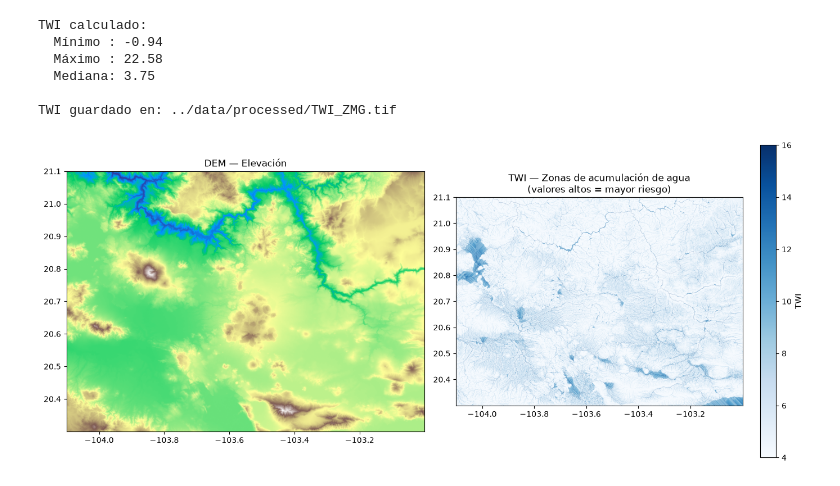
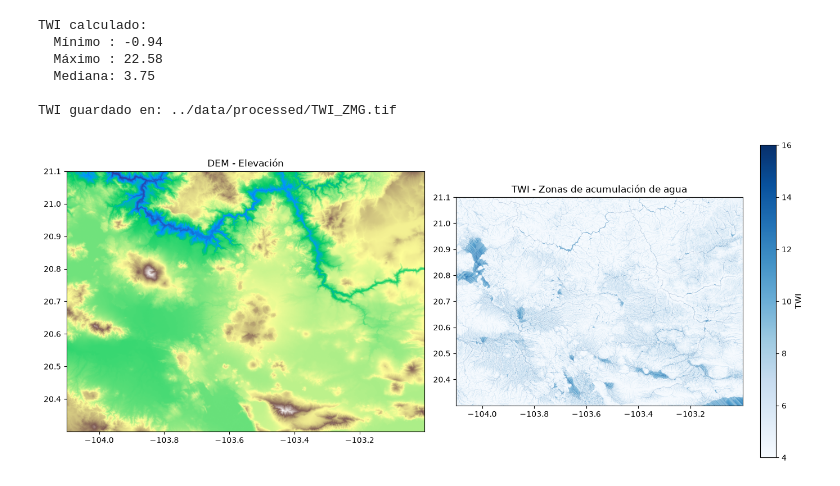
Before and after one commit to ra-mss/hidro-zmg, a Jupyter notebook: notebooks/02_dem_processing.ipynb, the cells around one changed output. Saved outputs shown, nothing was run; the diff lists cells and outputs as text; code cells hidden in the pictures.

```diff
--- a/notebooks/02_dem_processing.ipynb
+++ b/notebooks/02_dem_processing.ipynb
@@ -149,16 +149,16 @@ TWI guardado en: ../data/processed/TWI_ZMG.tif
 # %%
 # Visualizar TWI en la ZMG
 fig, axes = plt.subplots(1, 2, figsize=(14, 6))
 
 axes[0].imshow(dem_array, cmap='terrain', extent=extent)
 axes[0].set_title("DEM - Elevación")
 
 im = axes[1].imshow(twi, cmap='Blues', extent=extent, vmin=4, vmax=16)
 plt.colorbar(im, ax=axes[1], label='TWI')
-axes[1].set_title("TWI — Zonas de acumulación de agua\n(valores altos = mayor riesgo)")
+axes[1].set_title("TWI - Zonas de acumulación de agua")
 
 plt.tight_layout()
 plt.savefig("../data/processed/DEM_TWI_comparativa.png", dpi=150)
 plt.show()
 # %% [output]
-[figure, old version]
+[figure, new version]
```
Also changed, not shown: parts of 2 cells of this notebook, 1 other file.
